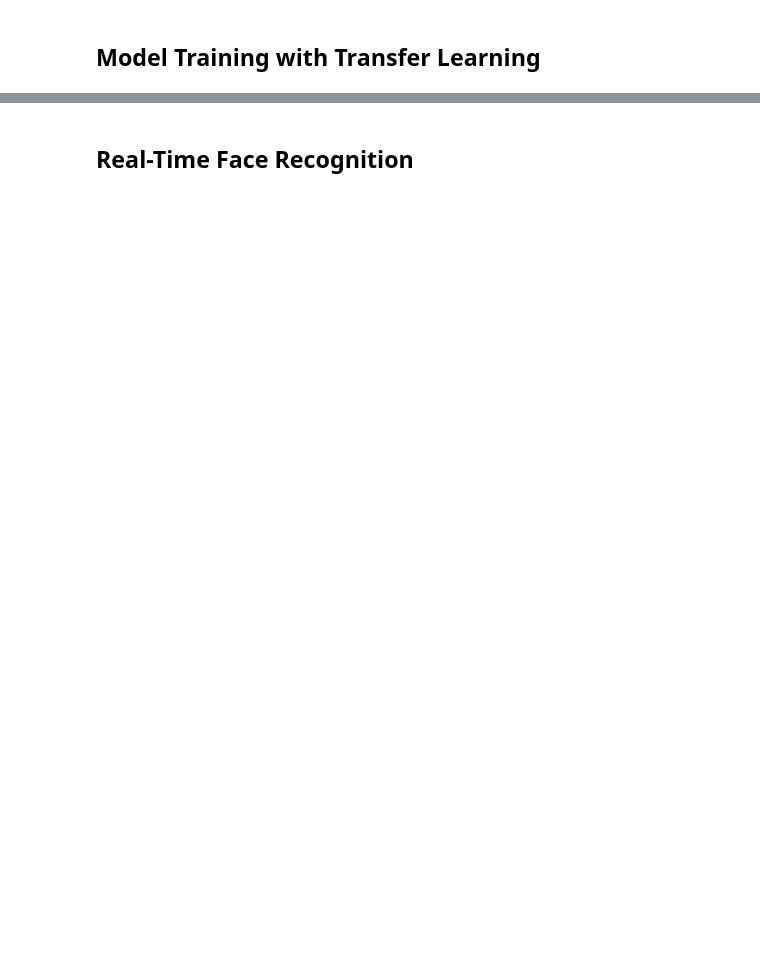
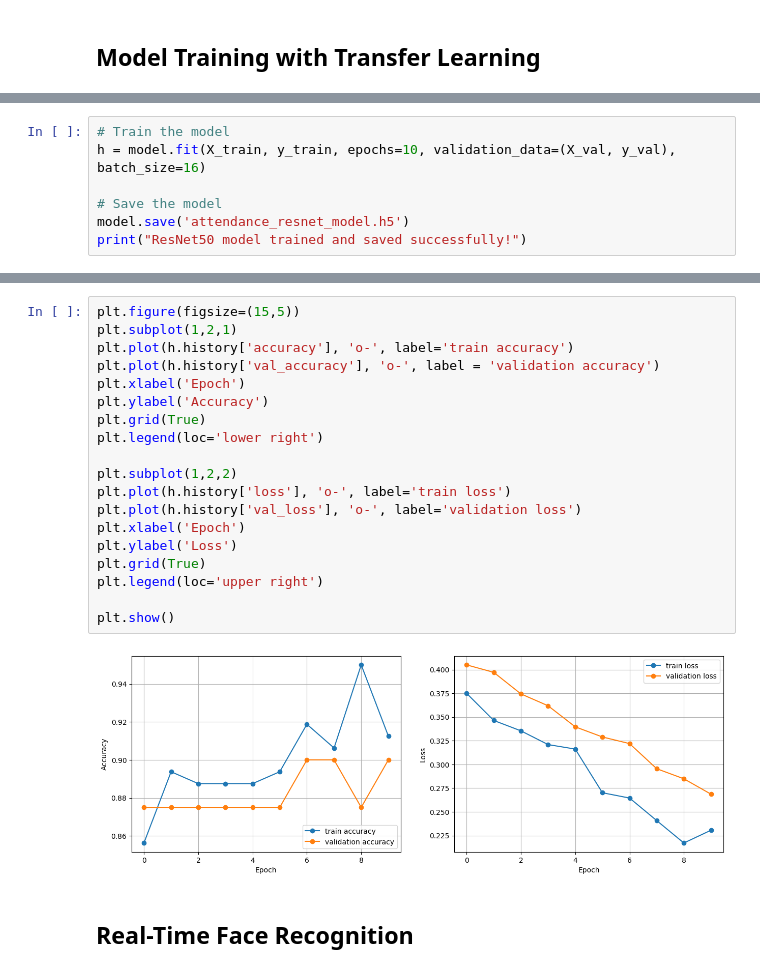
Before and after one commit to adir-jscode/Face-Recognition-ResNet50, a Jupyter notebook: Resnet50.ipynb, the cells around one changed output, grey strips where cells are left out. Drawn from its saved outputs; the diff is of its cells as text; blank space fills up the shorter version.

```diff
--- a/Resnet50.ipynb
+++ b/Resnet50.ipynb
@@ -198,0 +194,7 @@ ResNet50 model trained and saved successfully!
+# %%
+# Train the model
+h = model.fit(X_train, y_train, epochs=10, validation_data=(X_val, y_val), batch_size=16)
+
+# Save the model
+model.save('attendance_resnet_model.h5')
+print("ResNet50 model trained and saved successfully!")
@@ -199,3 +224,24 @@ ResNet50 model trained and saved successfully!
+# %%
+plt.figure(figsize=(15,5))
+plt.subplot(1,2,1)
+plt.plot(h.history['accuracy'], 'o-', label='train accuracy')
+plt.plot(h.history['val_accuracy'], 'o-', label = 'validation accuracy')
+plt.xlabel('Epoch')
+plt.ylabel('Accuracy')
+plt.grid(True)
+plt.legend(loc='lower right')
+
+plt.subplot(1,2,2)
+plt.plot(h.history['loss'], 'o-', label='train loss')
+plt.plot(h.history['val_loss'], 'o-', label='validation loss')
+plt.xlabel('Epoch')
+plt.ylabel('Loss')
+plt.grid(True)
+plt.legend(loc='upper right')
+
+plt.show()
+# %% [output]
+[figure, added]
 # %% [markdown]
 ## Real-Time Face Recognition
 # %%
```
Also changed, not shown: parts of 17 cells of this notebook, 1 other file.
